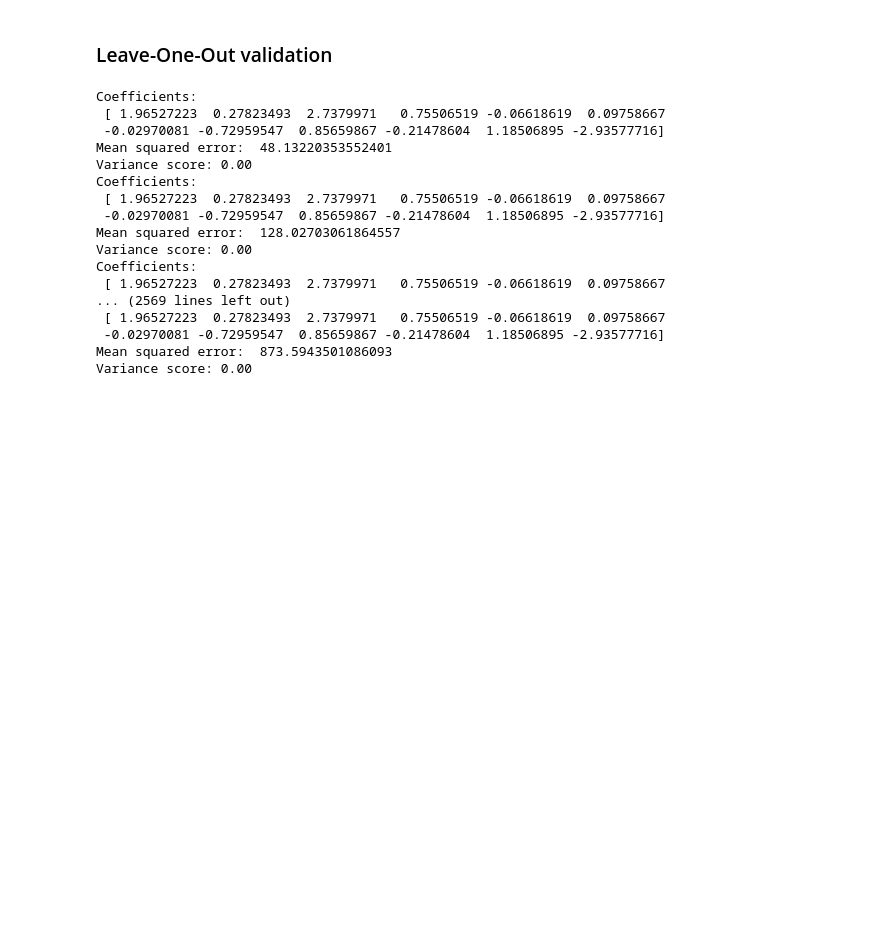
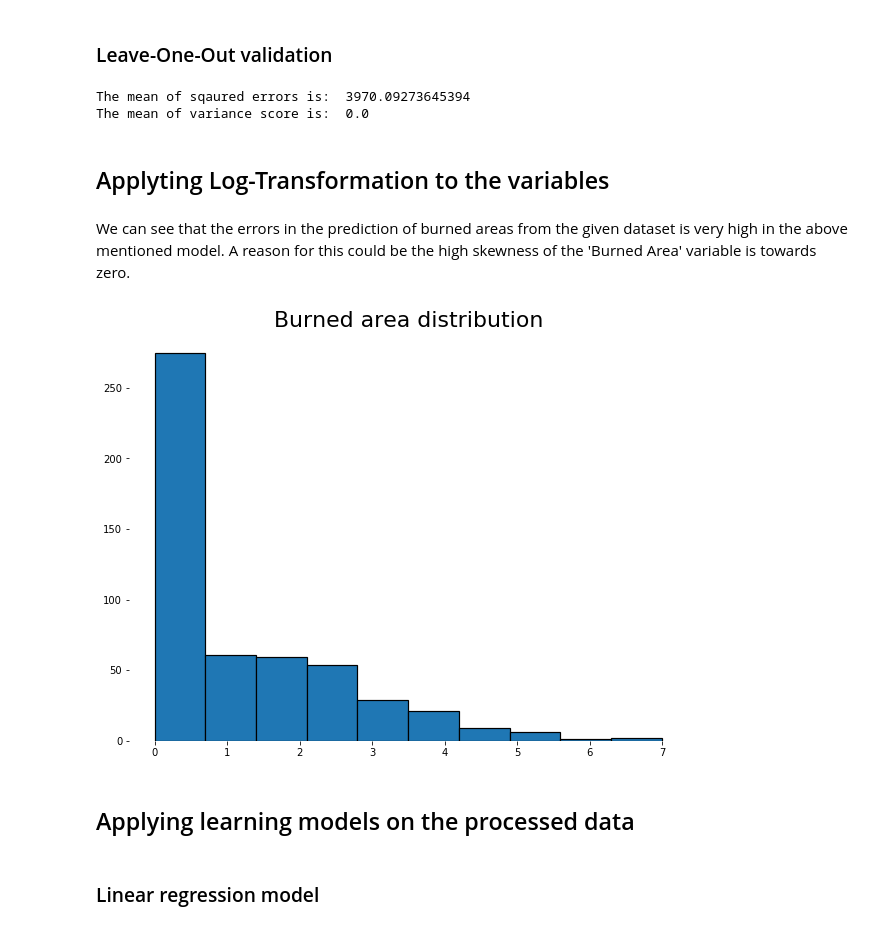
Before and after one commit to Dheeraj1998/Learning-Forest-Fires, a Jupyter notebook: Insights into Forest Fires.ipynb, the cells around one changed output. Cells and saved outputs as stored; diff of their text form; code cells hidden in the pictures; blank space fills up the shorter version.

Commit message:
Tried out some learning models.

```diff
--- a/Insights into Forest Fires.ipynb
+++ b/Insights into Forest Fires.ipynb
@@ -213,16 +251,3 @@ histogram_plot(area_values, title = "Burned area distribution")
 ## Gaining insights with learning models
 # %% [markdown]
 ### Linear regression model
-# %%
-linear_regression = linear_model.LinearRegression()
-linear_regression.fit(attribute_list, area_values)
-
-test_attributes = attribute_list[0:50]
-actual_output = area_values[0:50]
-
-predicted_output = linear_regression.predict(test_attributes)
-
-print('Coefficients: \n', linear_regression.coef_)
-
-print("Mean squared error: ", mean_squared_error(actual_output, predicted_output))
-print('Variance score: %.2f' % r2_score(actual_output, predicted_output))
@@ -241,7 +293,6 @@ total_r2_score = 0
 total_loops = 0
 
 for train_index, test_index in leave_one_out.split(attribute_list):
-
     train_attributes = []
     train_outputs = []
     test_attributes = []
@@ -258,25 +309,24 @@ for train_index, test_index in leave_one_out.split(attribute_list):
     predicted_output = linear_regression.predict(test_attributes)
 
     total_squared_error = total_squared_error + mean_squared_error(actual_outputs, predicted_output)
-    total_r2_errors = total_r2_errors + r2_score(actual_outputs, predicted_output)
+    total_r2_score = total_r2_score + r2_score(actual_outputs, predicted_output)
     total_loops = total_loops + 1
 
-print("The sqaured errors ")
+print("The mean of sqaured errors is: ", (total_squared_error)/total_loops)
+print("The mean of variance score is: ", (total_r2_score)/total_loops)
 # %% [output]
-Coefficients:
- [ 1.96527223  0.27823493  2.7379971   0.75506519 -0.06618619  0.09758667
- -0.02970081 -0.72959547  0.85659867 -0.21478604  1.18506895 -2.93577716]
-Mean squared error:  48.13220353552401
-Variance score: 0.00
-Coefficients:
- [ 1.96527223  0.27823493  2.7379971   0.75506519 -0.06618619  0.09758667
- -0.02970081 -0.72959547  0.85659867 -0.21478604  1.18506895 -2.93577716]
-Mean squared error:  128.02703061864557
-Variance score: 0.00
-Coefficients:
- [ 1.96527223  0.27823493  2.7379971   0.75506519 -0.06618619  0.09758667
-... (2569 lines left out)
- [ 1.96527223  0.27823493  2.7379971   0.75506519 -0.06618619  0.09758667
- -0.02970081 -0.72959547  0.85659867 -0.21478604  1.18506895 -2.93577716]
-Mean squared error:  873.5943501086093
-Variance score: 0.00
+The mean of sqaured errors is:  3970.09273645394
+The mean of variance score is:  0.0
+# %% [markdown]
+## Applyting Log-Transformation to the variables
+# %% [markdown]
+We can see that the errors in the prediction of burned areas from the given dataset is very high in the above mentioned model. A reason for this could be the high skewness of the 'Burned Area' variable is towards zero.
+# %%
+area_values = list(np.log(np.array(area_values) + 1))
+histogram_plot(area_values, title = "Burned area distribution")
+# %% [output]
+[figure, added]
+# %% [markdown]
+## Applying learning models on the processed data
+# %% [markdown]
+### Linear regression model
```
Also changed, not shown: parts of 17 cells of this notebook, 2 other files.
